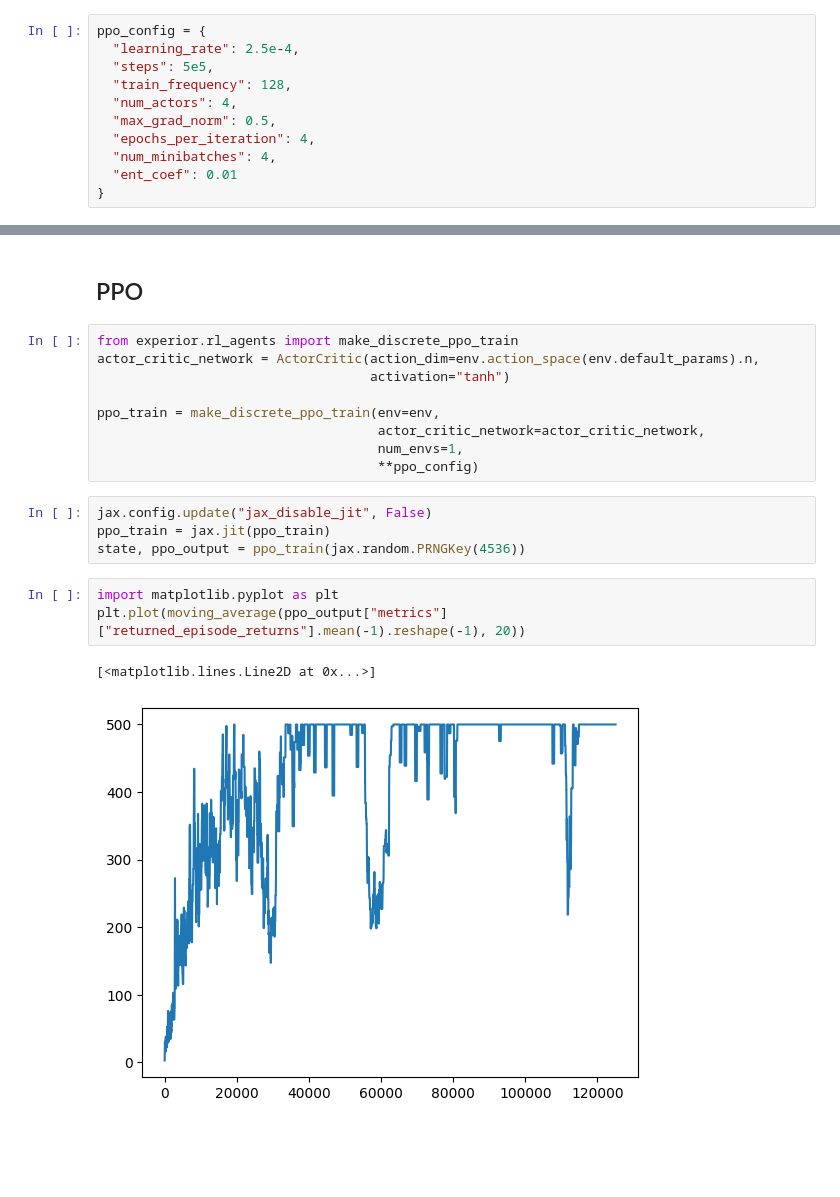
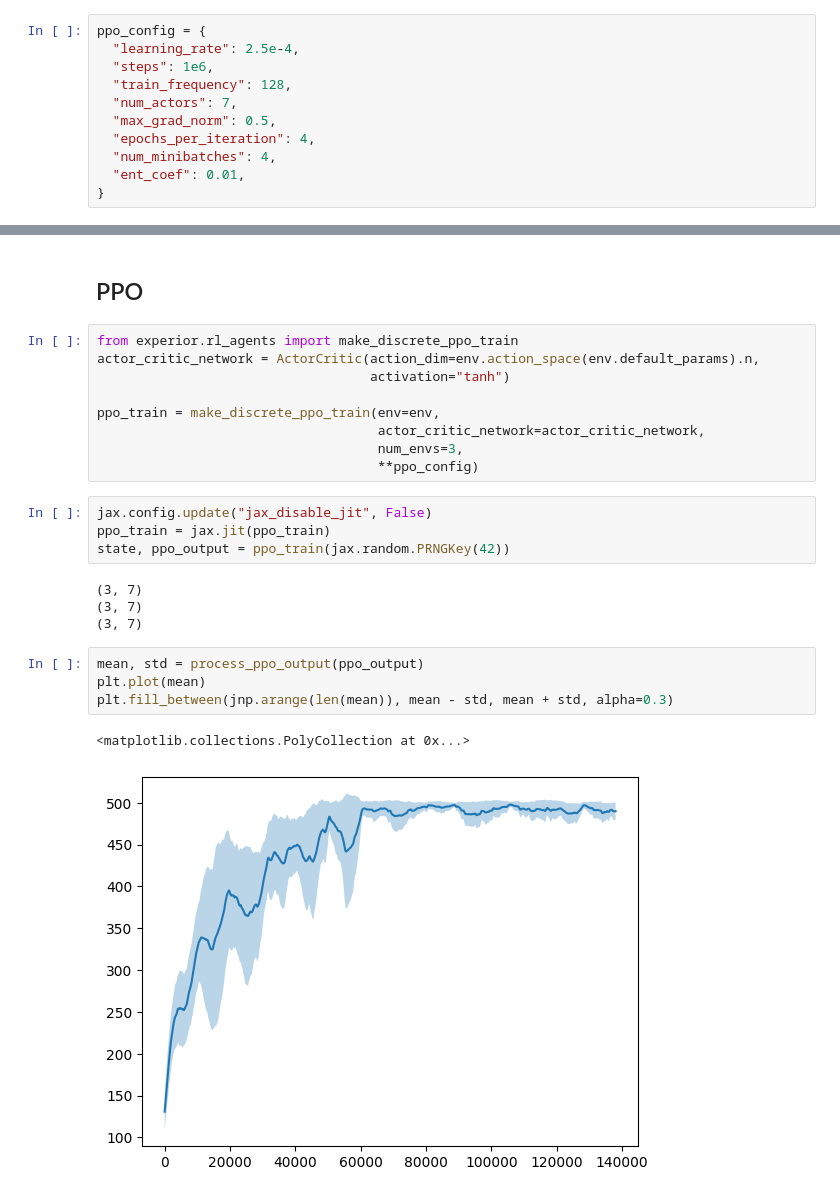
Before and after one commit to keertanavc/experior, a Jupyter notebook: max_ent_cart_pole.ipynb, the cells around one changed output, grey strips where cells are left out. Saved outputs shown, nothing was run; the diff lists cells and outputs as text; blank space fills up the shorter version.

```diff
--- a/max_ent_cart_pole.ipynb
+++ b/max_ent_cart_pole.ipynb
@@ -19,13 +19,13 @@ from experior.rl_agents.utils import QNetwork, ActorCritic
 # %%
 ppo_config = {
   "learning_rate": 2.5e-4,
-  "steps": 5e5,
+  "steps": 1e6,
   "train_frequency": 128,
-  "num_actors": 4,
+  "num_actors": 7,
   "max_grad_norm": 0.5,
   "epochs_per_iteration": 4,
   "num_minibatches": 4,
-  "ent_coef": 0.01
+  "ent_coef": 0.01,
 }
 # %% [markdown]
 ## Environment
@@ -41,15 +44,20 @@ actor_critic_network = ActorCritic(action_dim=env.action_space(env.default_param
 
 ppo_train = make_discrete_ppo_train(env=env,
                                     actor_critic_network=actor_critic_network,
-                                    num_envs=1,
+                                    num_envs=3,
                                     **ppo_config)
 # %%
 jax.config.update("jax_disable_jit", False)
 ppo_train = jax.jit(ppo_train)
-state, ppo_output = ppo_train(jax.random.PRNGKey(4536))
+state, ppo_output = ppo_train(jax.random.PRNGKey(42))
+# %% [output]
+(3, 7)
+(3, 7)
+(3, 7)
-# %%
-import matplotlib.pyplot as plt
-plt.plot(moving_average(ppo_output["metrics"]["returned_episode_returns"].mean(-1).reshape(-1), 20))
-# %% [output]
-[<matplotlib.lines.Line2D at 0x...>]
-[figure, removed]
+# %%
+mean, std = process_ppo_output(ppo_output)
+plt.plot(mean)
+plt.fill_between(jnp.arange(len(mean)), mean - std, mean + std, alpha=0.3)
+# %% [output]
+<matplotlib.collections.PolyCollection at 0x...>
+[figure, added]
```
Also changed, not shown: parts of 2 cells of this notebook, 1 other file.
